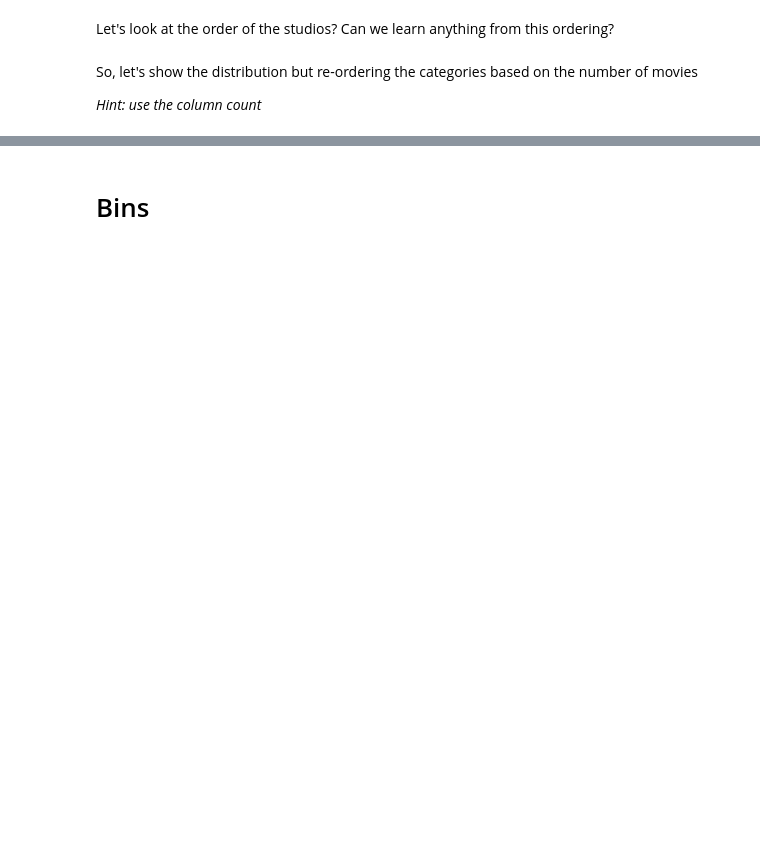
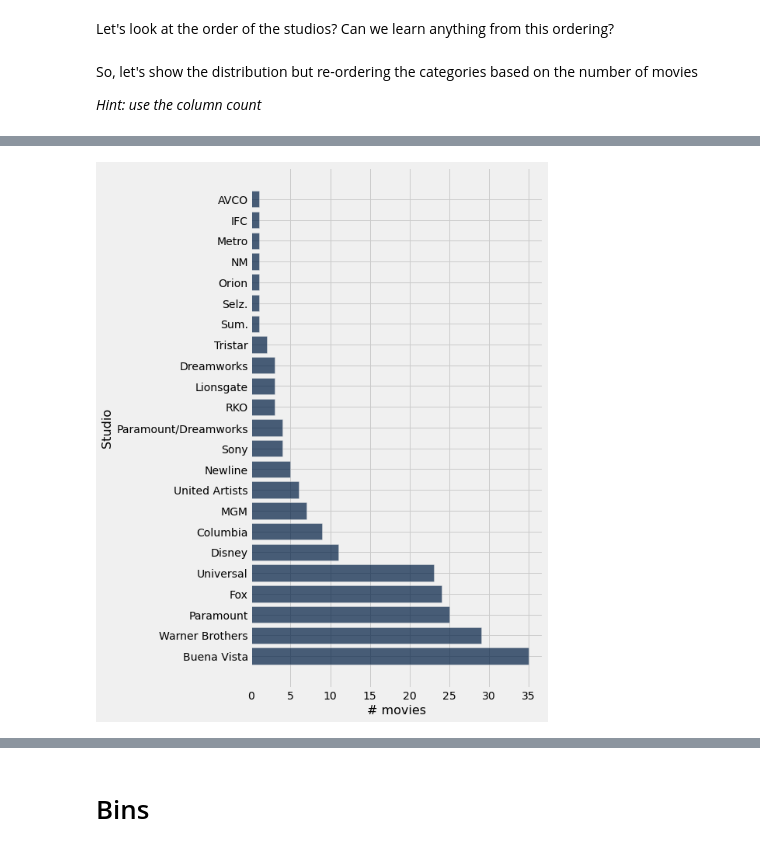
Before and after one commit to BC-COMS-1016/materials-sp22, a Jupyter notebook: demos/Lecture_6.ipynb, the cells around one changed output, grey strips where cells are left out. Drawn from its saved outputs; the diff is of its cells as text; code cells hidden in the pictures; blank space fills up the shorter version.

```diff
--- a/demos/Lecture_6.ipynb
+++ b/demos/Lecture_6.ipynb
@@ -129,0 +366,4 @@ top_movies.group('Studio').sort('count').barh('Studio')
+# %%
+top_movies.group('Studio').sort("count").relabel("count", "# movies").barh("Studio")
+# %% [output]
+[figure, added]
```
Also changed, not shown: parts of 51 cells of this notebook.
